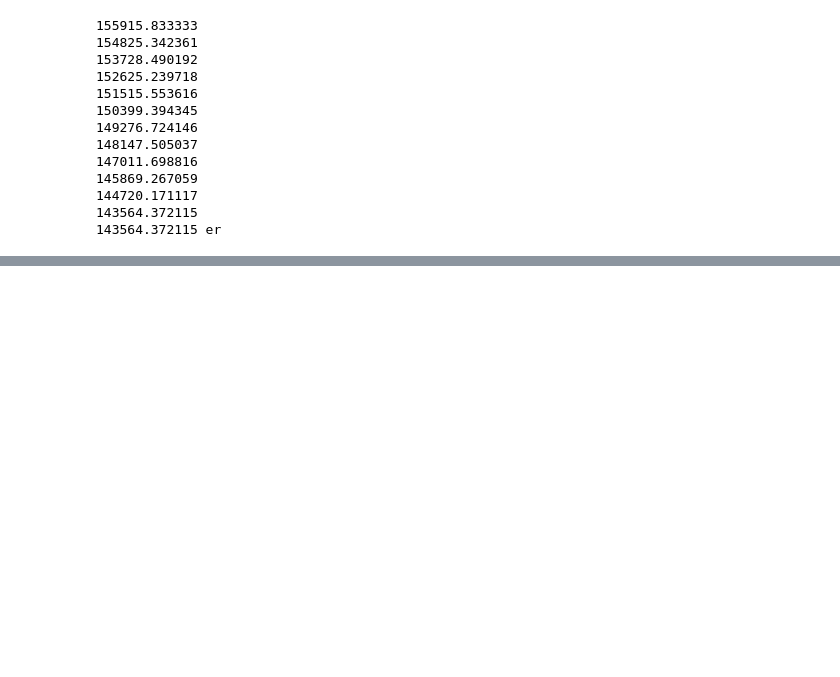
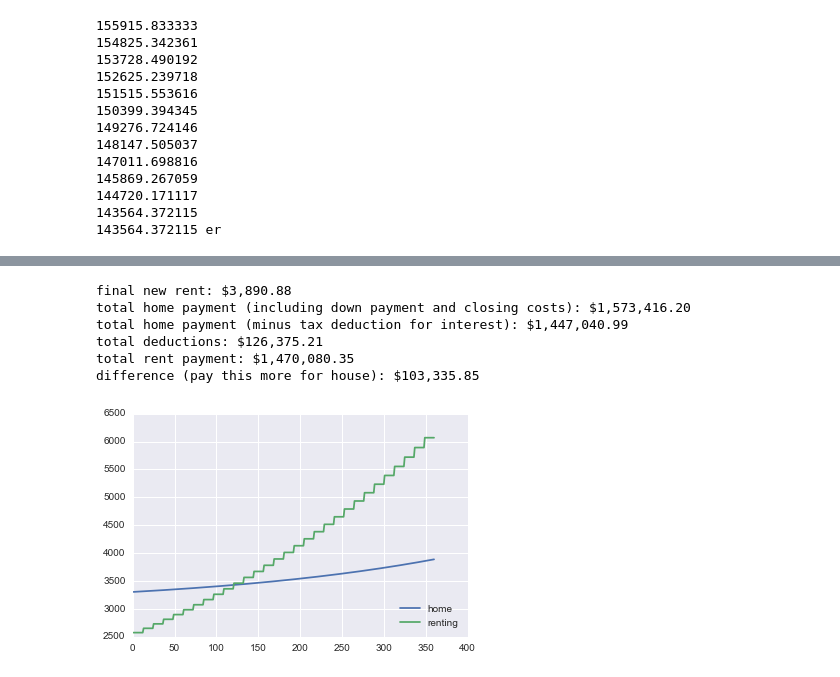
Before and after one commit to mikejaron1/Finance_recommendations, a Jupyter notebook: Finance_recommender.ipynb, the cells around one changed output, grey strips where cells are left out. Drawn from its saved outputs; the diff is of its cells as text; code cells hidden in the pictures; blank space fills up the shorter version.

```diff
--- a/Finance_recommender.ipynb
+++ b/Finance_recommender.ipynb
@@ -175,0 +301,13 @@ plt.show()
+# %%
+## variables asked
+home_price = 785000
+down_payment_percent = .2
+interest = .04
+loan_term = 30
+house_rent = 3100
+house_rent_term_years = 0
+current_rent = 2500
+pmi = 0
+# from all sources
+income = 130000
+# zip_code = 94303  # possibly to look up property tax rates
@@ -175,0 +350,64 @@ plt.show()
+# %%
+## total payouts
+home_payout = []
+home_payout_int = []
+rent_payout = []
+new_current_rent = current_rent
+# new_total_monthly_house_payment = total_monthly_house_payment + down_payment
+total_deductions = 0
+
+for i in range(years * 12):
+# for i in range(loan_term * 12):
+
+    # add up total cost ?? add in maintence
+#     total_monthly_house_payment = principal + interest + hoi + property_tax_payment_monthly
+
+    # subtract house rent
+    if i < house_rent_term_years * 12:
+        new_total_monthly_house_payment = total_monthly_house_payment - house_rent
+    else:
+        new_total_monthly_house_payment = total_monthly_house_payment
+
+
+    if i <= loan_term * 12:
+        home_payout.append(new_total_monthly_house_payment)
+        # deduct interest
+        interest = float(monthly_payouts[i][1])
+#         principal = float(monthly_payouts[i][0])
+        ded = (interest * income_tax_rate)
+        act_house_pay = new_total_monthly_house_payment - ded
+        total_deductions += ded
+        home_payout_int.append(act_house_pay)
+    else:
+        home_payout.append(new_total_monthly_house_payment - mortgage)
+        home_payout_int.append(new_total_monthly_house_payment - mortgage)
+
+    # every year have rent increase
+    if i % 12 == 0:
+        new_current_rent += new_current_rent * rent_appreciation_rate
+    rent_payout.append(new_current_rent)
+
+
+total_home_pay = sum(home_payout) + down_payment + closing_costs
+total_home_pay_int = sum(home_payout_int) + down_payment + closing_costs
+print 'final new rent:', as_currency(new_total_monthly_house_payment)
+print 'total home payment (including down payment and closing costs):', as_currency(total_home_pay)
+print 'total home payment (minus tax deduction for interest):', as_currency(total_home_pay_int)
+print 'total deductions:', as_currency(total_deductions)
+print 'total rent payment:', as_currency(sum(rent_payout))
+print 'difference (pay this more for house):', as_currency(float(total_home_pay) - sum(rent_payout))
+
+plt.plot(range(1,(years * 12)+1), home_payout_int, '-', label="home")
+plt.plot(range(1,(years * 12)+1), rent_payout, '-', label="renting")
+if years > loan_term:
+    plt.axvline(loan_term * 12, label='30 years', color='grey', linestyle='--')
+plt.legend(loc='lower right')
+plt.show()
+# %% [output]
+final new rent: $3,890.88
+total home payment (including down payment and closing costs): $1,573,416.20
+total home payment (minus tax deduction for interest): $1,447,040.99
+total deductions: $126,375.21
+total rent payment: $1,470,080.35
+difference (pay this more for house): $103,335.85
+[figure, added]
```
Also changed, not shown: parts of 20 cells of this notebook.
